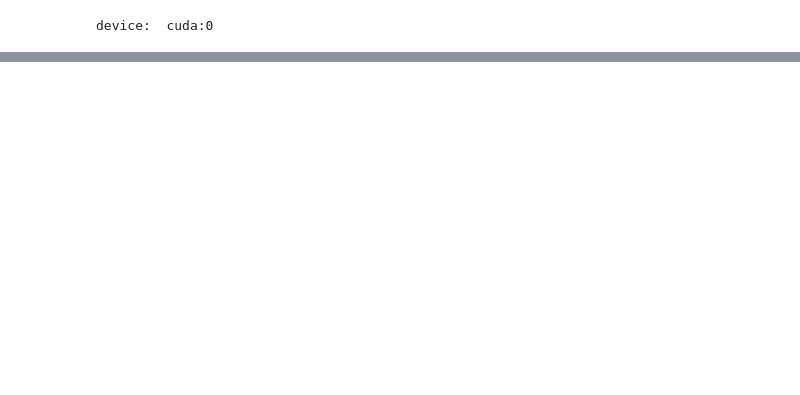
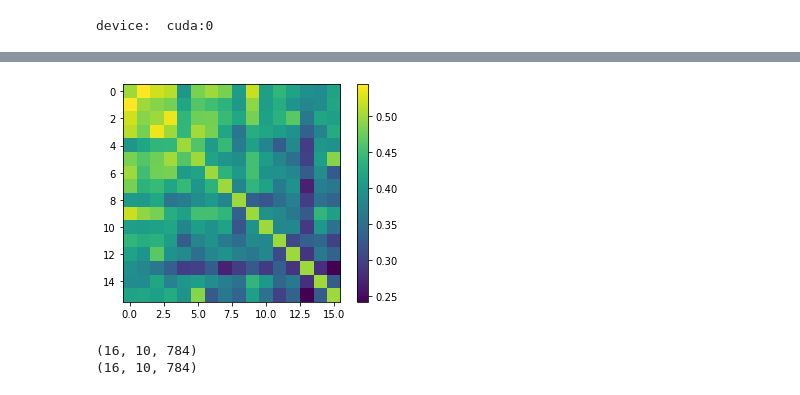
Before and after one commit to elacx/ML, a Jupyter notebook: lime_tests/model_similarity2.ipynb, the cells around one changed output, grey strips where cells are left out. Saved outputs shown, nothing was run; the diff lists cells and outputs as text; code cells hidden in the pictures; blank space fills up the shorter version.

Commit message:
new tests and data

```diff
--- a/lime_tests/model_similarity2.ipynb
+++ b/lime_tests/model_similarity2.ipynb
@@ -129,5 +112,9 @@ accuracy:  97.91667 %
 # %%
 # load a bunch of networks
+architectures = [[784,500,100],
+                [784,900,500,100],
+                [784,256,64,32],
+                [784,256,128,64,32]]
 nets = []
 for i,layers in enumerate(architectures):
     for j in range(4):
@@ -136,0 +141,3 @@ for i,layers in enumerate(architectures):
+# %%
+for net in nets:
+    print(net)
@@ -193,7 +218,19 @@ def exp_point(point,X,model,f_names,c_names):
     """
     explainer = lime.lime_tabular.LimeTabularExplainer(X, feature_names=f_names, class_names=c_names, discretize_continuous=False)
     exp = explainer.explain_instance(point, model, num_features=len(point), top_labels=1)
+    v,y_pred = make_exp_vec(exp.local_exp)
     return v, y_pred
+
+def cos_sim(v,w):
+    """
+    Computes the cosine similarity between two vectors.
+    Arg -
+        v: numpy array like a vector
+        w: numpy array like a vector
+    Returns -
+        sim: cosine similarity of the two vectors
+    """
+    return np.dot(v,w)/(norm(v)*norm(w))
 # %%
 point_exp = x_test[0].reshape(28*28,).cpu().detach().numpy()
 tr_data = x_train.reshape(x_train.shape[0],28*28).cpu().detach().numpy()
@@ -211,0 +261,52 @@ for i,net in enumerate(nets):
+# %%
+sim_matrix = 0.5*np.ones((16,16))
+for i,vec1 in enumerate(exp_vecs):
+    for j,vec2 in enumerate(exp_vecs):
+        if i == j:
+            pass
+        else:
+            sim_matrix[i,j] = cos_sim(vec1,vec2)
+
+plt.figure()
+plt.imshow(sim_matrix)
+plt.colorbar()
+plt.show()
+# %% [output]
+[figure, added]
+# %%
+# attack each
+
+'''
+1. generate explanations for each data point (num_models x num_points)
+2. generate adv examples for each point (num_models x num_points)
+3. plot x = average similarity and y = transferability
+'''
+
+point_exps = x_test[500:510].cpu().detach().numpy()
+points_attack = x_test[500:510]
+points_attack = points_attack.reshape(points_attack.shape[0],28*28)
+labels = y_test[500:510]
+all_exps = []
+adv_examps = []
+for i,net in enumerate(nets):
+    adversary_LinfPGD = LinfPGDAttack(
+        net, loss_fn=nn.CrossEntropyLoss(reduction="sum"), eps=0.15,
+        nb_iter=40, eps_iter=0.01, rand_init=True, clip_min=0.0, clip_max=1.0,
+        targeted=False)
+    pgd_advex = adversary_LinfPGD.perturb(points_attack)
+    adv_examps.append(pgd_advex.cpu().detach().numpy())
+    model = model_wrap(net,dev=device).predict_proba
+    exps = []
+    for point in point_exps:
+        v,y_pred = exp_point(point_exp,tr_data,model,f_names,c_names)
+        exps.append(v)
+    all_exps.append(exps)
+
+all_exps = np.array(all_exps)
+adv_examps = np.array(adv_examps)
+
+print(all_exps.shape)
+print(adv_examps.shape)
+# %% [output]
+(16, 10, 784)
+(16, 10, 784)
```
Also changed, not shown: parts of 8 cells of this notebook.
